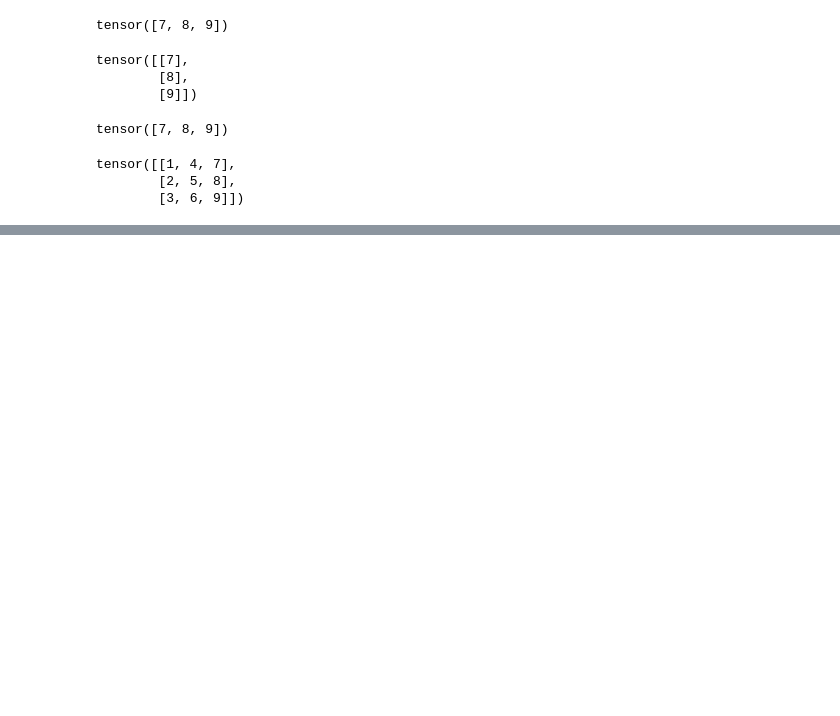
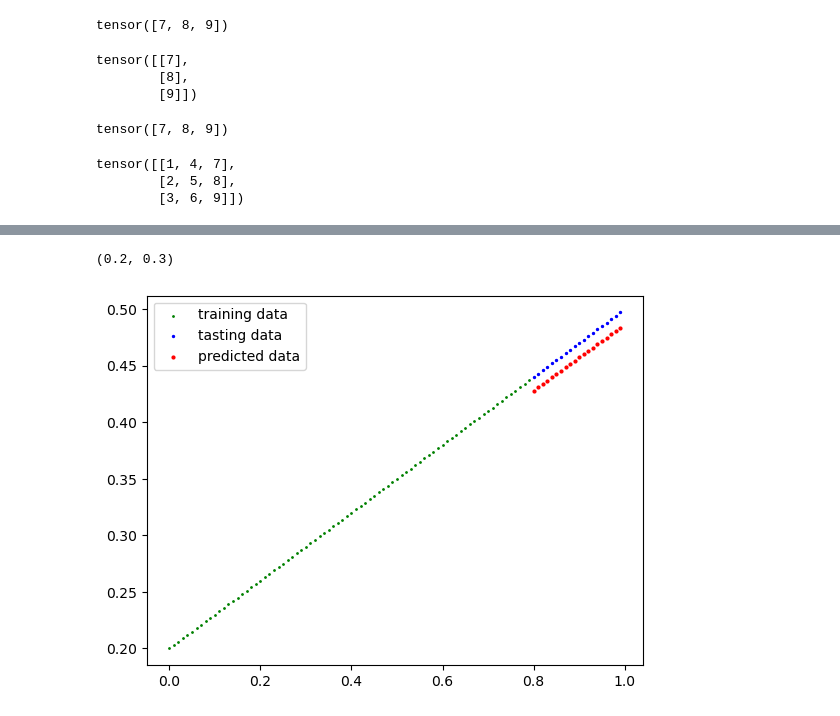
Before and after one commit to UstadYasin/pytorch_notes, a Jupyter notebook: torch.ipynb, the cells around one changed output, grey strips where cells are left out. Drawn from its saved outputs; the diff is of its cells as text; code cells hidden in the pictures; blank space fills up the shorter version.

```diff
--- a/torch.ipynb
+++ b/torch.ipynb
@@ -208,0 +374,5 @@ x.p
+# %%
+# setting up los function and optimizer
+los_f=nn.L1Loss()
+
+optimizer=torch.optim.SGD(params=m0.parameters(),lr=0.01)
@@ -208,0 +386,17 @@ x.p
+# %%
+torch.manual_seed(42)
+epoch=100
+for i in range(epoch):
+    m0.train()
+    y_pred=m0(x_train)
+    loss=los_f(y_pred,y_train)
+    # print("loss : ",loss)
+    optimizer.zero_grad()
+    loss.backward()
+    optimizer.step()
+    m0.eval()
+    with torch.inference_mode():
+        test_pred=m0(x_test)
+        test_loss=los_f(test_pred,y_test)
+    if epoch % 10 ==0:
+        print(f"'epoch :'{epoch},'loss : '{loss} ,'test loss' {test_loss}")
@@ -208,0 +421,12 @@ x.p
+# %%
+m0.state_dict()
+with torch.inference_mode():
+    y_preds_new=m0(x_test)
+# %%
+weight,bias
+# %% [output]
+(0.2, 0.3)
+# %%
+plt_predict(predictions=y_preds_new)
+# %% [output]
+[figure, added]
```
Also changed, not shown: parts of 32 cells of this notebook, 1 other file.
